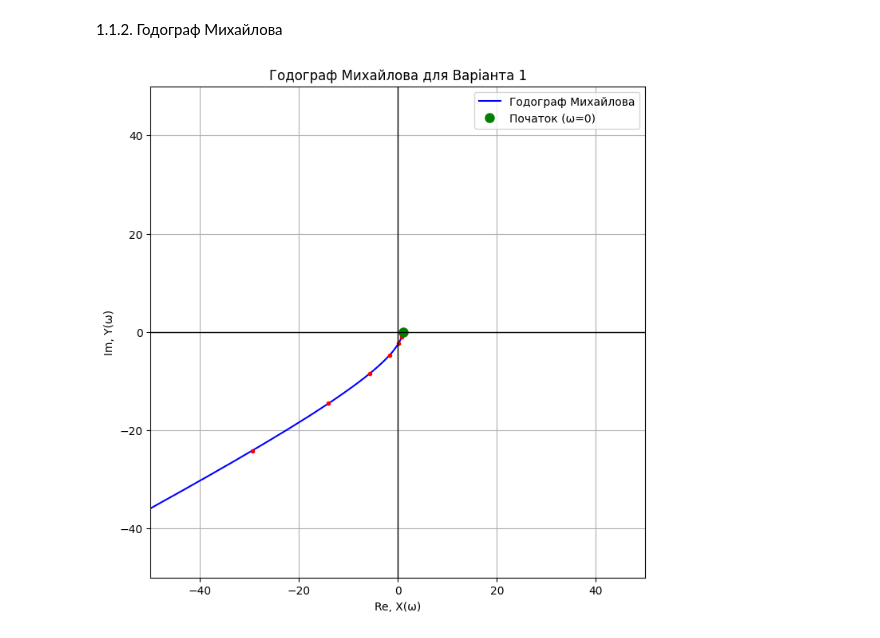
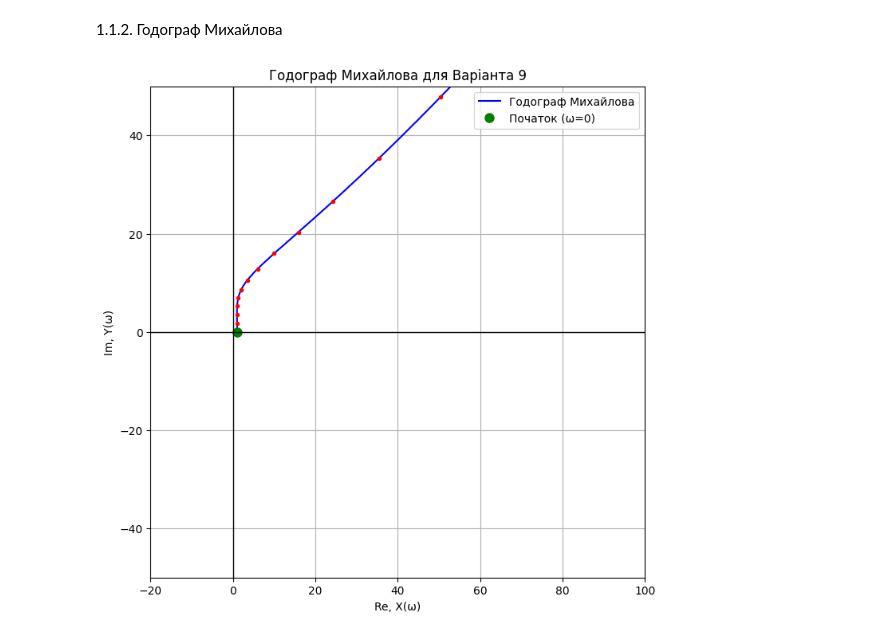
Before and after one commit to smir-nat/Mat-model, a Jupyter notebook: lab_1.ipynb, the cells around one changed output. Drawn from its saved outputs; the diff is of its cells as text; code cells hidden in the pictures.

```diff
--- a/lab_1.ipynb
+++ b/lab_1.ipynb
@@ -59,34 +59,31 @@ plt.show()
 # %%
 import numpy as np
 import matplotlib.pyplot as plt
 
-coeffs = [1, 5, 0, 0, 7, 0, 1, 1]
-
+coeffs = [2, 5, 2, 1, 12, 1]
 omega = np.linspace(0, 3, 1000)
-
 p = 1j * omega
 D_iw = np.polyval(coeffs, p)
 
 X = np.real(D_iw)
 Y = np.imag(D_iw)
 
 plt.figure(figsize=(8, 8))
 plt.plot(X, Y, 'b-', label='Годограф Михайлова')
 
 plt.plot(X[::50], Y[::50], 'ro', markersize=3)
 plt.plot(X[0], Y[0], 'go', markersize=8, label='Початок (ω=0)')
 
 plt.axhline(0, color='black', linewidth=1)
 plt.axvline(0, color='black', linewidth=1)
 plt.grid(True)
 plt.xlabel('Re, X(ω)')
 plt.ylabel('Im, Y(ω)')
-plt.title('Годограф Михайлова для Варіанта 1')
+plt.title('Годограф Михайлова для Варіанта 9')
 plt.legend()
 
-plt.xlim(-50, 50)
+plt.xlim(-20, 100)
 plt.ylim(-50, 50)
-
 plt.show()
 # %% [output]
-[figure, old version]
+[figure, new version]
```
